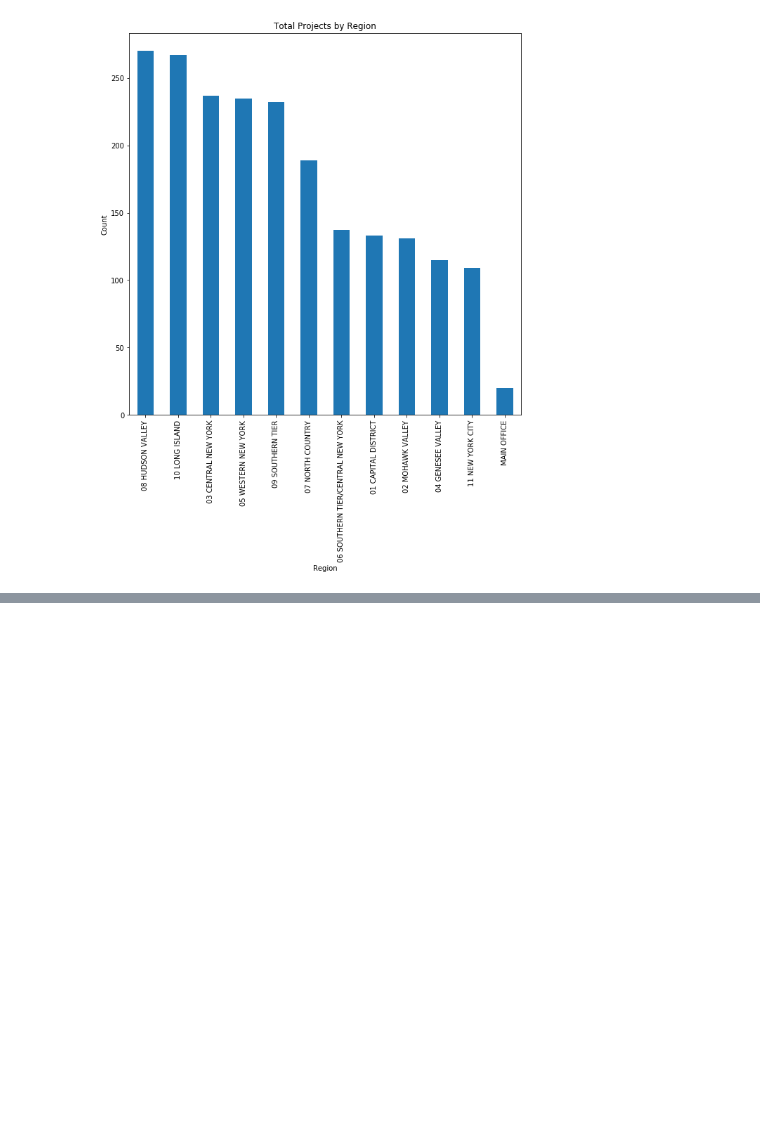
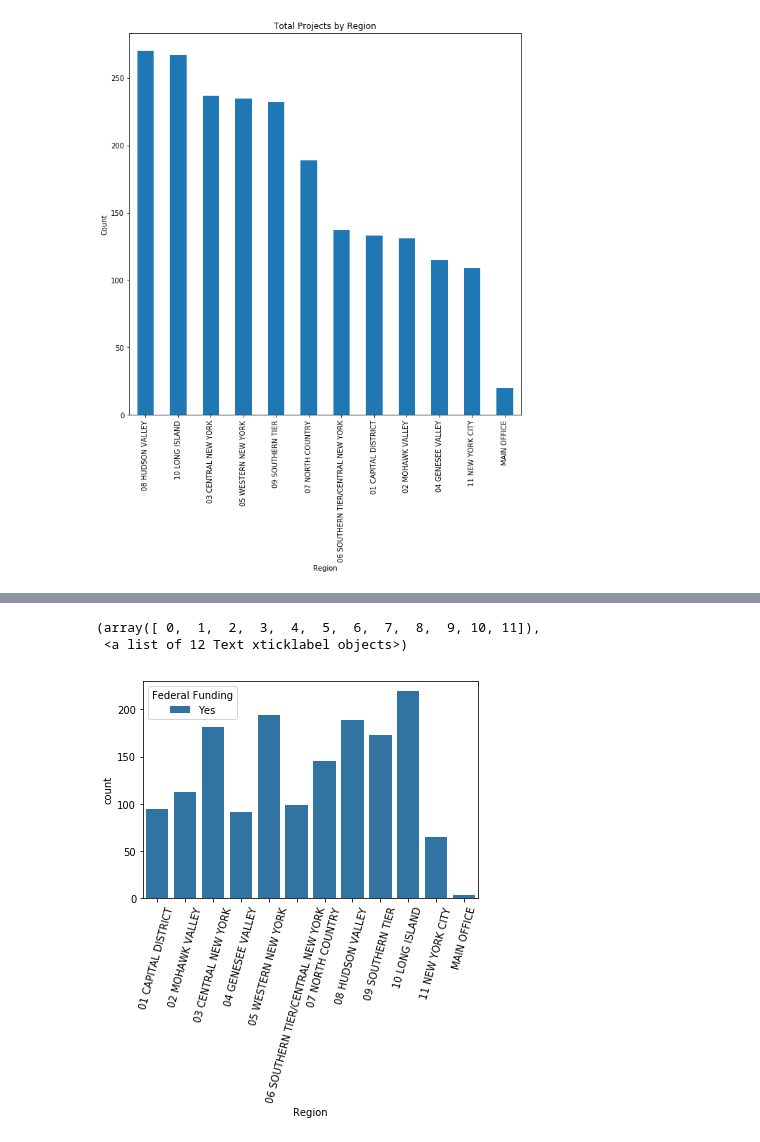
Before and after one commit to mdonatiello/Project-2-Liana_Marc_Murali, a Jupyter notebook: transport.ipynb, the cells around one changed output, grey strips where cells are left out. Drawn from its saved outputs; the diff is of its cells as text; code cells hidden in the pictures; blank space fills up the shorter version.

```diff
--- a/transport.ipynb
+++ b/transport.ipynb
@@ -220,0 +216,9 @@ ax2
+# %%
+import seaborn as sns
+
+sns.countplot(x='Region', hue='Federal Funding', data=df)
+plt.xticks(rotation=75)
+# %% [output]
+(array([ 0,  1,  2,  3,  4,  5,  6,  7,  8,  9, 10, 11]),
+ <a list of 12 Text xticklabel objects>)
+[figure, added]
```
Also changed, not shown: parts of 21 cells of this notebook, 2 other files.
